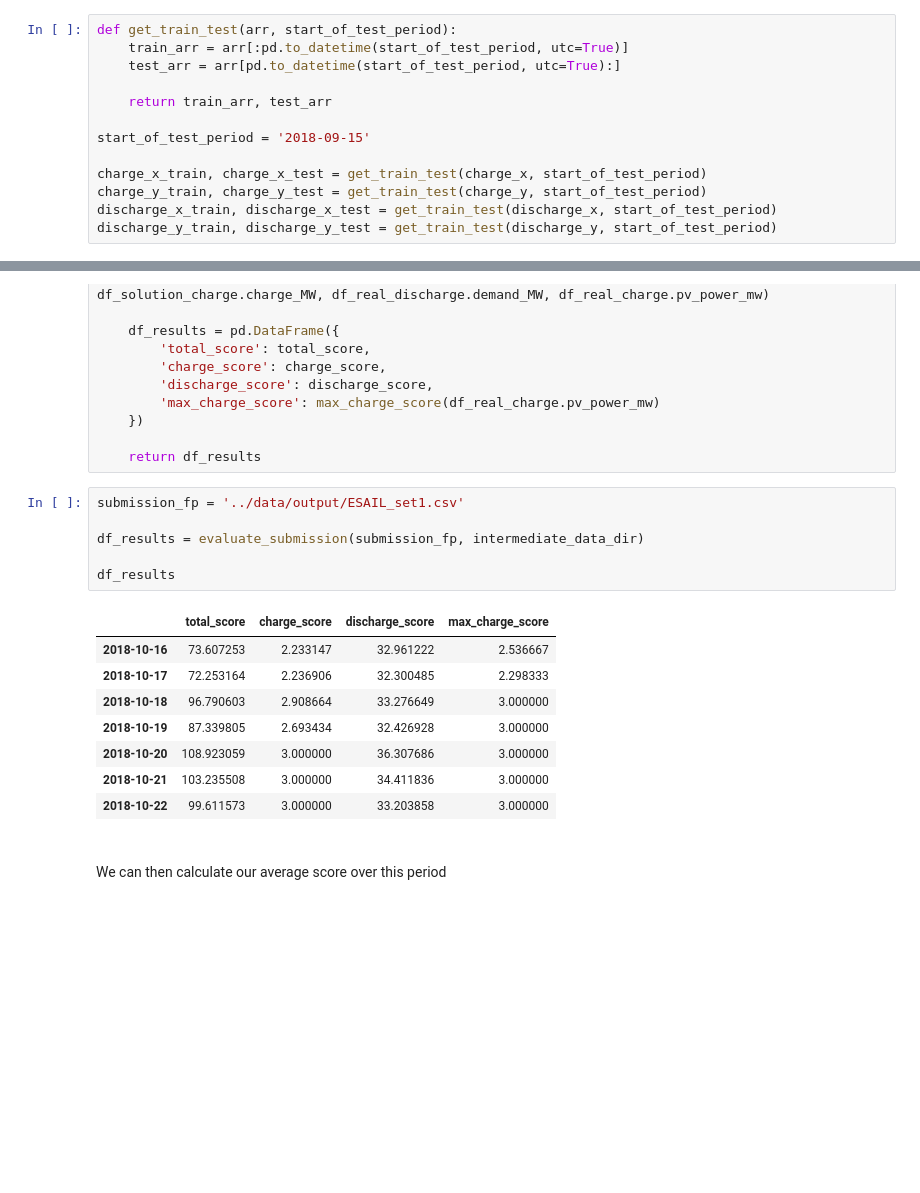
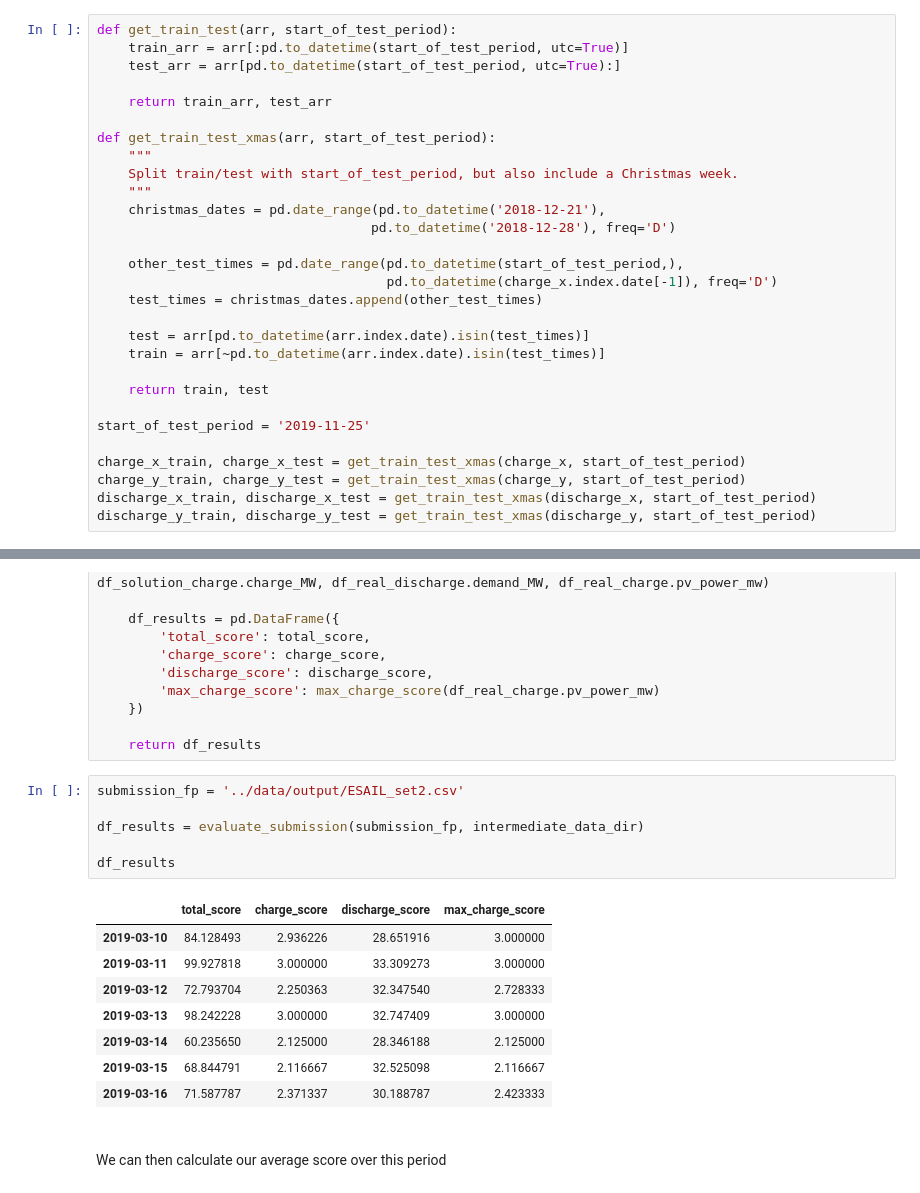
Before and after one commit to AyrtonB/WPD-DS-Challenge, a Jupyter notebook: nbs/06-tuning.ipynb, the cells around one changed output, grey strips where cells are left out. Drawn from its saved outputs; the diff is of its cells as text; blank space fills up the shorter version.

```diff
--- a/nbs/06-tuning.ipynb
+++ b/nbs/06-tuning.ipynb
@@ -97,12 +97,28 @@ def get_train_test(arr, start_of_test_period):
 
     return train_arr, test_arr
 
-start_of_test_period = '2018-09-15'
+def get_train_test_xmas(arr, start_of_test_period):
+    """
+    Split train/test with start_of_test_period, but also include a Christmas week.
+    """
+    christmas_dates = pd.date_range(pd.to_datetime('2018-12-21'),
+                                   pd.to_datetime('2018-12-28'), freq='D')
 
-charge_x_train, charge_x_test = get_train_test(charge_x, start_of_test_period)
-charge_y_train, charge_y_test = get_train_test(charge_y, start_of_test_period)
-discharge_x_train, discharge_x_test = get_train_test(discharge_x, start_of_test_period)
-discharge_y_train, discharge_y_test = get_train_test(discharge_y, start_of_test_period)
+    other_test_times = pd.date_range(pd.to_datetime(start_of_test_period,),
+                                     pd.to_datetime(charge_x.index.date[-1]), freq='D')
+    test_times = christmas_dates.append(other_test_times)
+
+    test = arr[pd.to_datetime(arr.index.date).isin(test_times)]
+    train = arr[~pd.to_datetime(arr.index.date).isin(test_times)]
+
+    return train, test
+
+start_of_test_period = '2019-11-25'
+
+charge_x_train, charge_x_test = get_train_test_xmas(charge_x, start_of_test_period)
+charge_y_train, charge_y_test = get_train_test_xmas(charge_y, start_of_test_period)
+discharge_x_train, discharge_x_test = get_train_test_xmas(discharge_x, start_of_test_period)
+discharge_y_train, discharge_y_test = get_train_test_xmas(discharge_y, start_of_test_period)
 # %% [markdown]
 <br>
 
@@ -301,20 +317,20 @@ def evaluate_submission(submission, intermediate_data_dir):
 
     return df_results
 # %%
-submission_fp = '../data/output/ESAIL_set1.csv'
+submission_fp = '../data/output/ESAIL_set2.csv'
 
 df_results = evaluate_submission(submission_fp, intermediate_data_dir)
 
 df_results
 # %% [output]
 |  | total_score | charge_score | discharge_score | max_charge_score |
-| 2018-10-16 | 73.607253 | 2.233147 | 32.961222 | 2.536667 |
-| 2018-10-17 | 72.253164 | 2.236906 | 32.300485 | 2.298333 |
-| 2018-10-18 | 96.790603 | 2.908664 | 33.276649 | 3.000000 |
-| 2018-10-19 | 87.339805 | 2.693434 | 32.426928 | 3.000000 |
-| 2018-10-20 | 108.923059 | 3.000000 | 36.307686 | 3.000000 |
-| 2018-10-21 | 103.235508 | 3.000000 | 34.411836 | 3.000000 |
-| 2018-10-22 | 99.611573 | 3.000000 | 33.203858 | 3.000000 |
+| 2019-03-10 | 84.128493 | 2.936226 | 28.651916 | 3.000000 |
+| 2019-03-11 | 99.927818 | 3.000000 | 33.309273 | 3.000000 |
+| 2019-03-12 | 72.793704 | 2.250363 | 32.347540 | 2.728333 |
+| 2019-03-13 | 98.242228 | 3.000000 | 32.747409 | 3.000000 |
+| 2019-03-14 | 60.235650 | 2.125000 | 28.346188 | 2.125000 |
+| 2019-03-15 | 68.844791 | 2.116667 | 32.525098 | 2.116667 |
+| 2019-03-16 | 71.587787 | 2.371337 | 30.188787 | 2.423333 |
 # %% [markdown]
 <br>
 
```
Also changed, not shown: parts of 19 cells of this notebook, 22 other files.
